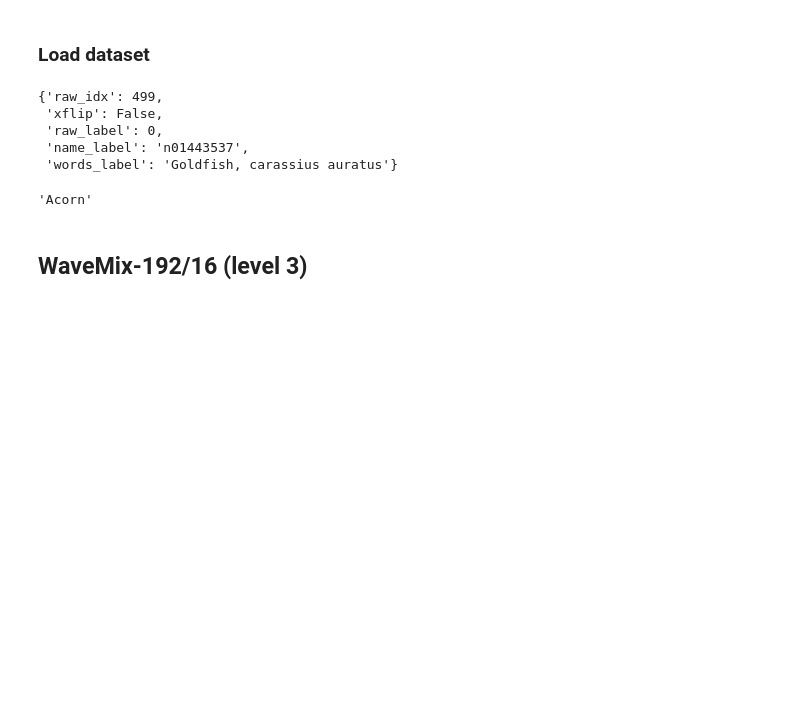
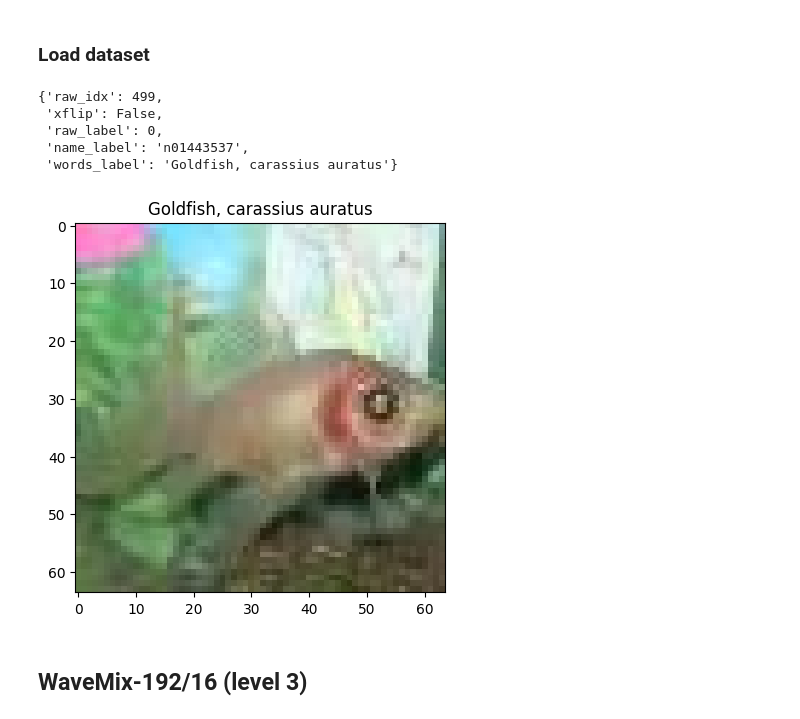
Before and after one commit to 0xInfty/Autoguided, a Jupyter notebook: Images/analysis/ClassifierModel.ipynb, the cells around one changed output. Drawn from its saved outputs; the diff is of its cells as text; code cells hidden in the pictures; blank space fills up the shorter version.

```diff
--- a/Images/analysis/ClassifierModel.ipynb
+++ b/Images/analysis/ClassifierModel.ipynb
@@ -63,7 +51,7 @@ get_words_from_label = lambda lab : dataset_obj.class_names[get_name_from_label(
-# %%
-get_words_from_label(193)
-# %% [output]
-'Acorn'
+# %%
+dataset_obj.visualize(0)
+# %% [output]
+[figure, added]
 # %% [markdown]
 ## WaveMix-192/16 (level 3)
 # %% [markdown]
```
Also changed, not shown: parts of 14 cells of this notebook, 1 other file.
